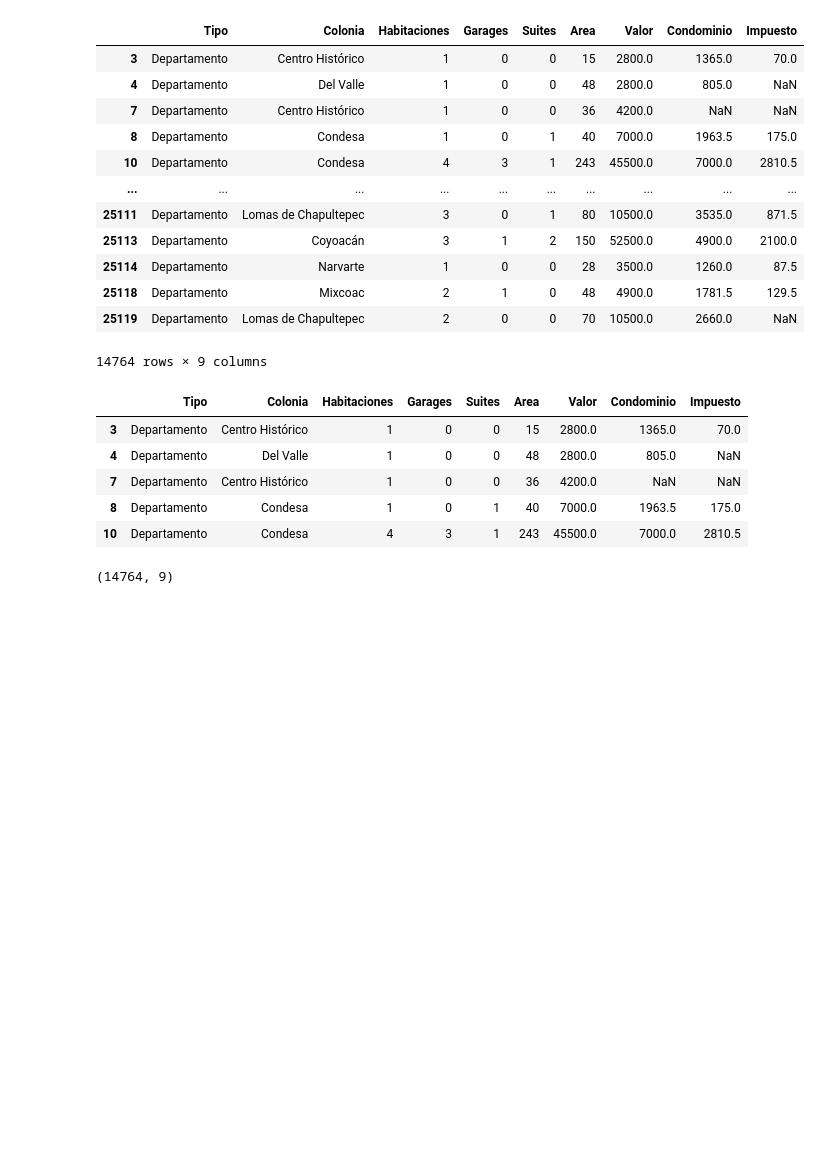
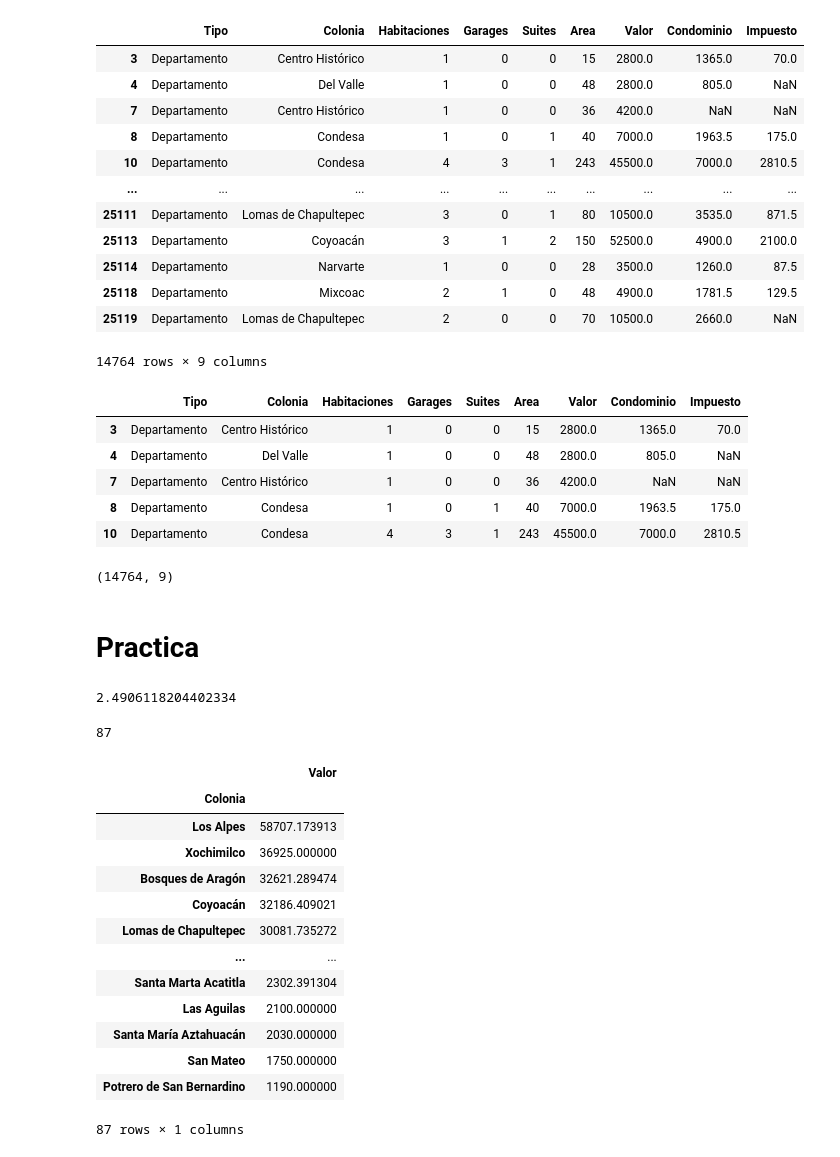
Before and after one commit to r2x4/ETL_alura_oracle, a Jupyter notebook: inicialpandas.ipynb, the cells around one changed output. Cells and saved outputs as stored; diff of their text form; code cells hidden in the pictures; blank space fills up the shorter version.

```diff
--- a/inicialpandas.ipynb
+++ b/inicialpandas.ipynb
@@ -455,3 +455,36 @@ df_departamento.head()
 df_departamento.shape
 # %% [output]
 (14764, 9)
+# %% [markdown]
+# **Practica**
+# %%
+# DataFrame Habitaciones
+
+df['Habitaciones'].mean()
+# %% [output]
+2.4906118204402334
+# %%
+# DataFrame Colonia
+
+df['Colonia'].nunique()
+# %% [output]
+87
+# %%
+# agrupar por colonia y valor
+
+df.groupby('Colonia')[['Valor']].mean().sort_values('Valor', ascending=False)
+# %% [output]
+|  | Valor |
+| Colonia |  |
+| Los Alpes | 58707.173913 |
+| Xochimilco | 36925.000000 |
+| Bosques de Aragón | 32621.289474 |
+| Coyoacán | 32186.409021 |
+| Lomas de Chapultepec | 30081.735272 |
+| ... | ... |
+| Santa Marta Acatitla | 2302.391304 |
+| Las Aguilas | 2100.000000 |
+| Santa María Aztahuacán | 2030.000000 |
+| San Mateo | 1750.000000 |
+| Potrero de San Bernardino | 1190.000000 |
+87 rows × 1 columns
```
Also changed, not shown: parts of 1 cell of this notebook.
